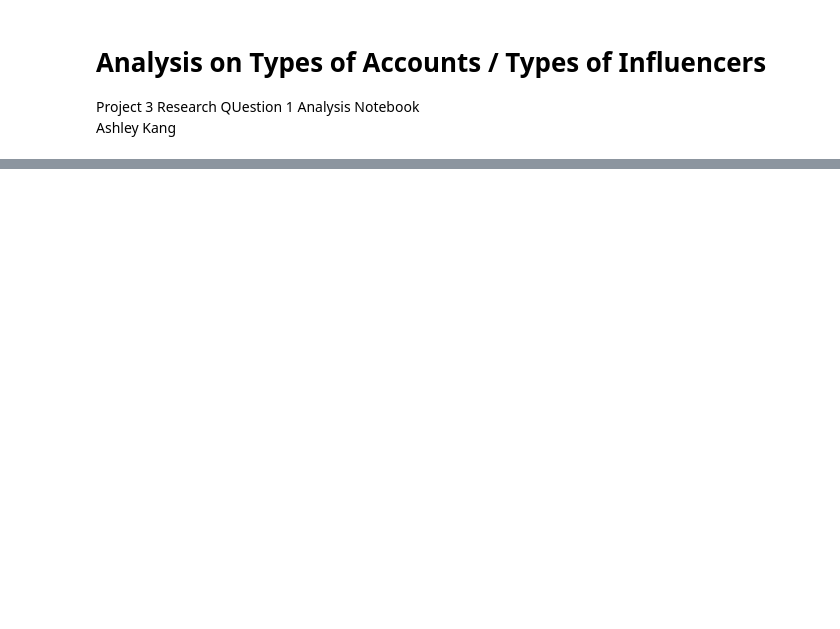
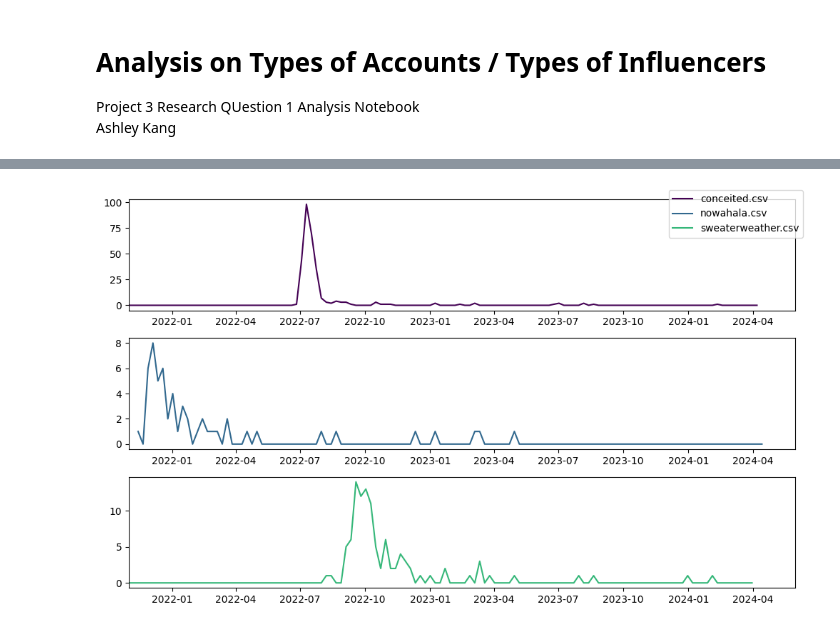
Before and after one commit to ashleyk31/cs315_project3, a Jupyter notebook: R1Analysis/time-series-analysis.ipynb, the cells around one changed output, grey strips where cells are left out. Saved outputs shown, nothing was run; the diff lists cells and outputs as text; code cells hidden in the pictures; blank space fills up the shorter version.

```diff
--- a/R1Analysis/time-series-analysis.ipynb
+++ b/R1Analysis/time-series-analysis.ipynb
@@ -62,10 +5,0 @@ import matplotlib.pyplot as plt
-# %%
-filename = "master.csv"
-
-timeseriesDF = pd.DataFrame(pd.read_csv("master.csv"))
-
-#create individual csv files to make timeseries
-
-for song in list(set(timeseriesDF['sound'])):
-     newdf = timeseriesDF[timeseriesDF['sound'] == f"{song}"]
-     newdf.to_csv(f'{song}.csv', index=False)
@@ -381,0 +119,40 @@ count_influencer_type(highest_view_author_followercount_2024)
+# %%
+#2022 timeseries
+def makePlot(data, period):
+    fig, axs = plt.subplots(len(data), 1, figsize=(10, len(data) * 2))
+
+    for i in range(len(data)):
+        filename = data[i]
+        ts = makeTS(filename)
+        color = plt.cm.viridis(i / len(data))
+        label = filename
+        makeSubplot(ts, period, axs, i, color, label)
+
+        #axis for 2021
+        #axs[i].set_xlim(pd.Timestamp('2020-03-01'), pd.Timestamp('2022-12-31'))
+
+        #axis for 2022
+        axs[i].set_xlim(pd.Timestamp('2021-11-01'), pd.Timestamp('2024-05-31'))
+
+        #axis for 2023
+        #axs[i].set_xlim(pd.Timestamp('2023-01-01'), pd.Timestamp('2024-05-31'))
+
+        #axis for 2024
+        #axs[i].set_xlim(pd.Timestamp('2023-08-01'), pd.Timestamp('2024-05-31'))
+
+        #print("Maximum count timestamp for", label, ":", peak_timestamp)
+
+    codes = [file for file in data]
+    fig.legend(codes, loc='upper right')
+
+    plt.tight_layout()
+    plt.show()
+
+
+
+#2022 time-series
+#uncomment the corresponding axes from the makePlot() function
+data2022 = ['conceited.csv', 'nowahala.csv', 'sweaterweather.csv']
+makePlot(data2022, 'W')
+# %% [output]
+[figure, added]
```
Also changed, not shown: parts of 134 cells of this notebook.
